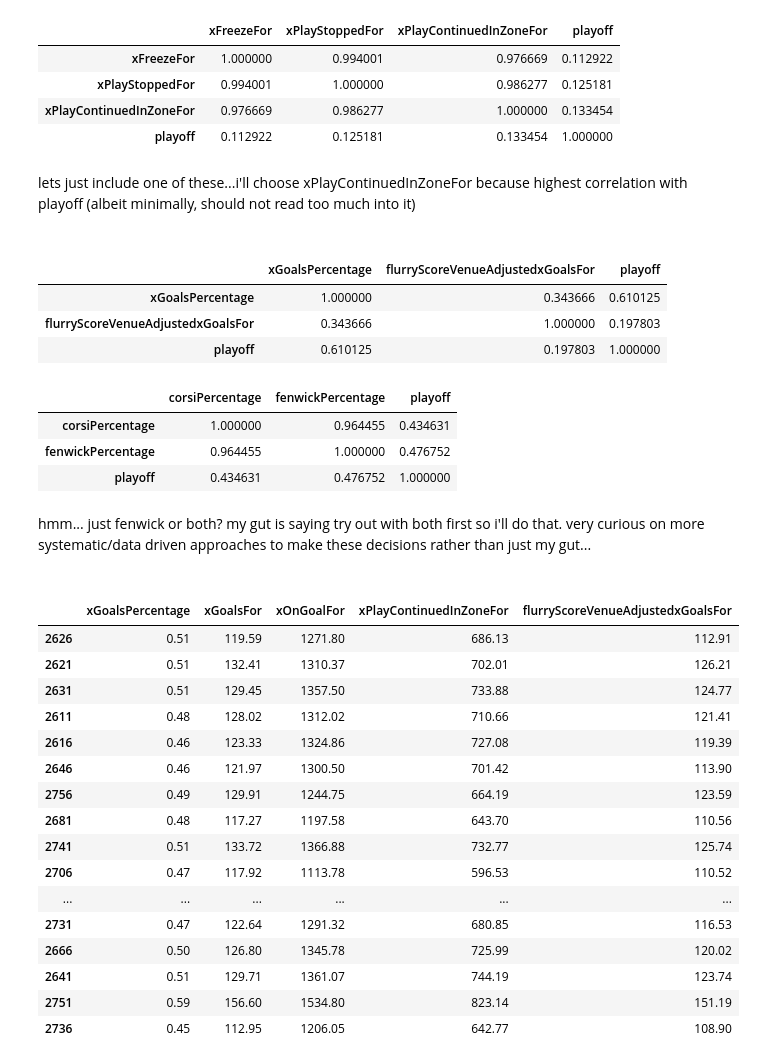
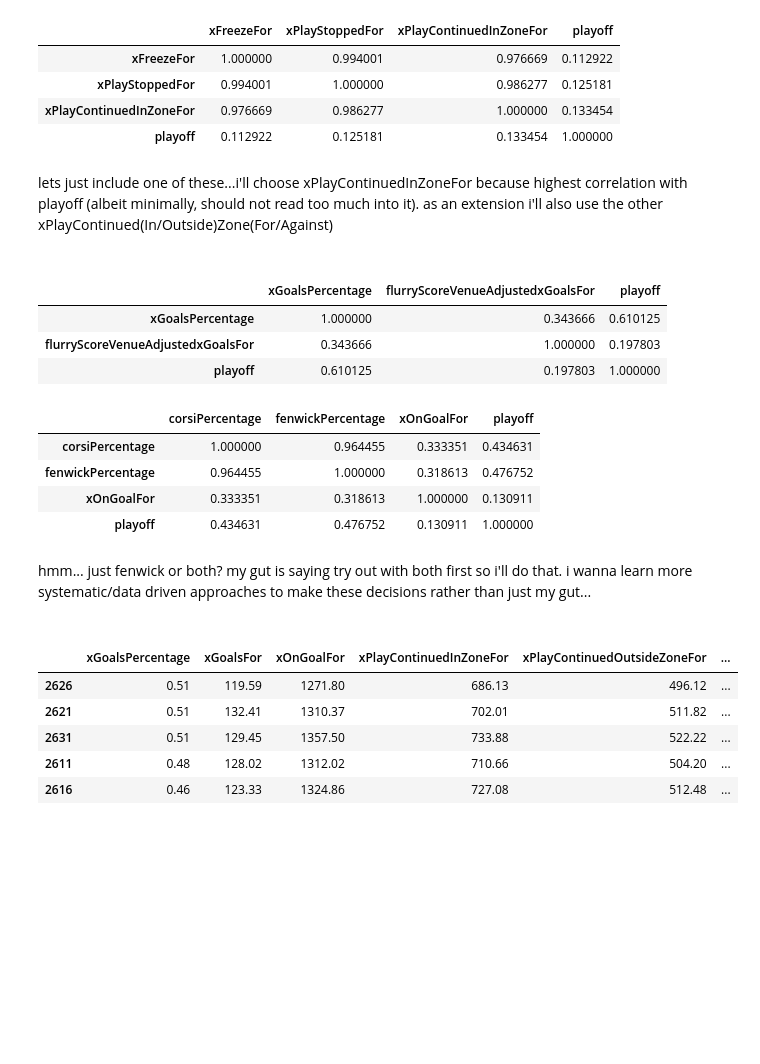
Before and after one commit to ricd99/nhl-test-2, a Jupyter notebook: model_0.1.1.ipynb, the cells around one changed output. Saved outputs shown, nothing was run; the diff lists cells and outputs as text; code cells hidden in the pictures; blank space fills up the shorter version.

```diff
--- a/model_0.1.1.ipynb
+++ b/model_0.1.1.ipynb
@@ -132,7 +161,7 @@ df_train[["xFreezeFor", "xPlayStoppedFor", "xPlayContinuedInZoneFor", "playoff"]
 | xPlayContinuedInZoneFor | 0.976669 | 0.986277 | 1.000000 | 0.133454 |
 | playoff | 0.112922 | 0.125181 | 0.133454 | 1.000000 |
 # %% [markdown]
-lets just include one of these...i'll choose xPlayContinuedInZoneFor because highest correlation with playoff (albeit minimally, should not read too much into it)
+lets just include one of these...i'll choose xPlayContinuedInZoneFor because highest correlation with playoff (albeit minimally, should not read too much into it). as an extension i'll also use the other xPlayContinued(In/Outside)Zone(For/Against)
 <br>
 <br>
 # %%
@@ -143,40 +172,35 @@ df_train[["xGoalsPercentage", "flurryScoreVenueAdjustedxGoalsFor", "playoff"]].c
 | flurryScoreVenueAdjustedxGoalsFor | 0.343666 | 1.000000 | 0.197803 |
 | playoff | 0.610125 | 0.197803 | 1.000000 |
 # %%
-df_train[["corsiPercentage", "fenwickPercentage", "playoff"]].corr()
+df_train[["corsiPercentage", "fenwickPercentage", "xOnGoalFor", "playoff"]].corr()
 # %% [output]
-|  | corsiPercentage | fenwickPercentage | playoff |
-| corsiPercentage | 1.000000 | 0.964455 | 0.434631 |
-| fenwickPercentage | 0.964455 | 1.000000 | 0.476752 |
-| playoff | 0.434631 | 0.476752 | 1.000000 |
+|  | corsiPercentage | fenwickPercentage | xOnGoalFor | playoff |
+| corsiPercentage | 1.000000 | 0.964455 | 0.333351 | 0.434631 |
+| fenwickPercentage | 0.964455 | 1.000000 | 0.318613 | 0.476752 |
+| xOnGoalFor | 0.333351 | 0.318613 | 1.000000 | 0.130911 |
+| playoff | 0.434631 | 0.476752 | 0.130911 | 1.000000 |
 # %% [markdown]
-hmm... just fenwick or both? my gut is saying try out with both first so i'll do that. very curious on more systematic/data driven approaches to make these decisions rather than just my gut...
+hmm... just fenwick or both? my gut is saying try out with both first so i'll do that. i wanna learn more systematic/data driven approaches to make these decisions rather than just my gut...
 <br>
 <br>
 # %%
 df_train[df_train["season"] == 2025][["xGoalsPercentage",
                                       "xGoalsFor",
                                       "xOnGoalFor",
                                       "xPlayContinuedInZoneFor",
-                                      "flurryScoreVenueAdjustedxGoalsFor"]]
+                                      "xPlayContinuedOutsideZoneFor",
+                                      "xPlayContinuedInZoneAgainst",
+                                      "xPlayContinuedOutsideZoneAgainst",
+                                      "flurryScoreVenueAdjustedxGoalsFor",
+                                      "lowDangerxGoalsFor",
+                                      "mediumDangerxGoalsFor"]].head()
 # %% [output]
-|  | xGoalsPercentage | xGoalsFor | xOnGoalFor | xPlayContinuedInZoneFor | flurryScoreVenueAdjustedxGoalsFor |
-| 2626 | 0.51 | 119.59 | 1271.80 | 686.13 | 112.91 |
-| 2621 | 0.51 | 132.41 | 1310.37 | 702.01 | 126.21 |
-| 2631 | 0.51 | 129.45 | 1357.50 | 733.88 | 124.77 |
-| 2611 | 0.48 | 128.02 | 1312.02 | 710.66 | 121.41 |
-| 2616 | 0.46 | 123.33 | 1324.86 | 727.08 | 119.39 |
-| 2646 | 0.46 | 121.97 | 1300.50 | 701.42 | 113.90 |
-| 2756 | 0.49 | 129.91 | 1244.75 | 664.19 | 123.59 |
-| 2681 | 0.48 | 117.27 | 1197.58 | 643.70 | 110.56 |
-| 2741 | 0.51 | 133.72 | 1366.88 | 732.77 | 125.74 |
-| 2706 | 0.47 | 117.92 | 1113.78 | 596.53 | 110.52 |
-| ... | ... | ... | ... | ... | ... |
-| 2731 | 0.47 | 122.64 | 1291.32 | 680.85 | 116.53 |
-| 2666 | 0.50 | 126.80 | 1345.78 | 725.99 | 120.02 |
-| 2641 | 0.51 | 129.71 | 1361.07 | 744.19 | 123.74 |
-| 2751 | 0.59 | 156.60 | 1534.80 | 823.14 | 151.19 |
-| 2736 | 0.45 | 112.95 | 1206.05 | 642.77 | 108.90 |
+|  | xGoalsPercentage | xGoalsFor | xOnGoalFor | xPlayContinuedInZoneFor | xPlayContinuedOutsideZoneFor | ... |
+| 2626 | 0.51 | 119.59 | 1271.80 | 686.13 | 496.12 | ... |
+| 2621 | 0.51 | 132.41 | 1310.37 | 702.01 | 511.82 | ... |
+| 2631 | 0.51 | 129.45 | 1357.50 | 733.88 | 522.22 | ... |
+| 2611 | 0.48 | 128.02 | 1312.02 | 710.66 | 504.20 | ... |
+| 2616 | 0.46 | 123.33 | 1324.86 | 727.08 | 512.48 | ... |
 # %%
 df_train[df_train["season"] != 2025][["xGoalsPercentage",
                                       "xGoalsFor",
```
Also changed, not shown: parts of 8 cells of this notebook, 1 other file.
